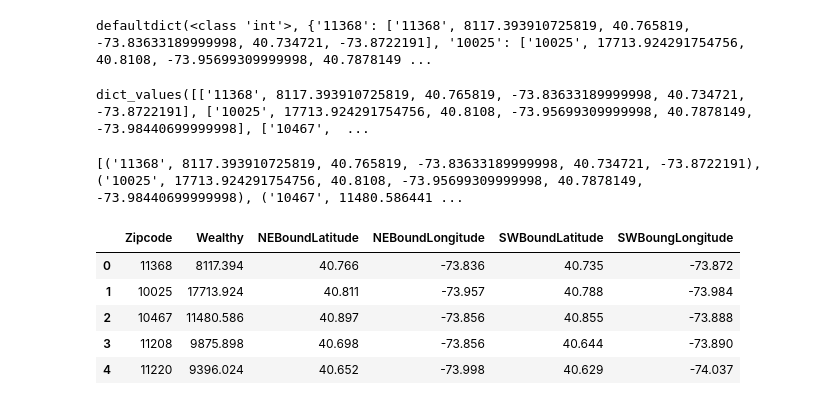
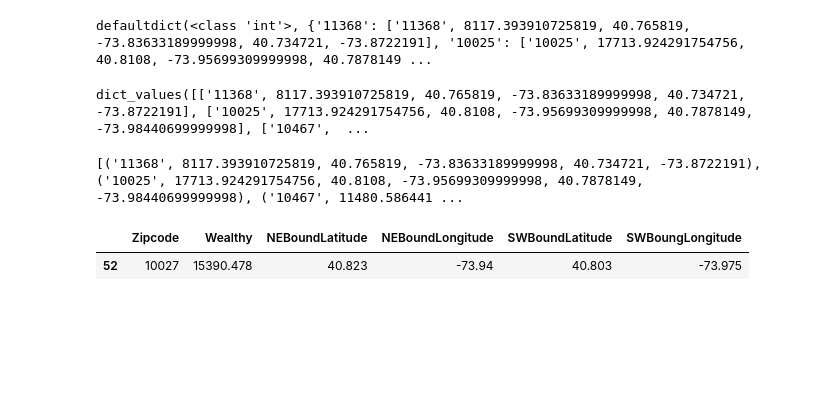
Before and after one commit to ChR2/MTA_Turnstile_Data_Project_1, a Jupyter notebook: Cleaning Demographic Data.ipynb, the cells around one changed output. Saved outputs shown, nothing was run; the diff lists cells and outputs as text; code cells hidden in the pictures; blank space fills up the shorter version.

```diff
--- a/Cleaning Demographic Data.ipynb
+++ b/Cleaning Demographic Data.ipynb
@@ -86,12 +85,9 @@ print(wtf)
 #input: list of tuples
 #output: dataframe. finally
 df = pd.DataFrame.from_records(wtf, columns=labels)
-# %%
-df.head()
-# %% [output]
-|  | Zipcode | Wealthy | NEBoundLatitude | NEBoundLongitude | SWBoundLatitude | SWBoungLongitude |
-| 0 | 11368 | 8117.394 | 40.766 | -73.836 | 40.735 | -73.872 |
-| 1 | 10025 | 17713.924 | 40.811 | -73.957 | 40.788 | -73.984 |
-| 2 | 10467 | 11480.586 | 40.897 | -73.856 | 40.855 | -73.888 |
-| 3 | 11208 | 9875.898 | 40.698 | -73.856 | 40.644 | -73.890 |
-| 4 | 11220 | 9396.024 | 40.652 | -73.998 | 40.629 | -74.037 |
+# %%
+#sanity check
+df[df.Zipcode == '10027']
+# %% [output]
+|  | Zipcode | Wealthy | NEBoundLatitude | NEBoundLongitude | SWBoundLatitude | SWBoungLongitude |
+| 52 | 10027 | 15390.478 | 40.823 | -73.94 | 40.803 | -73.975 |
```
Also changed, not shown: parts of 15 cells of this notebook, 1 other file.
